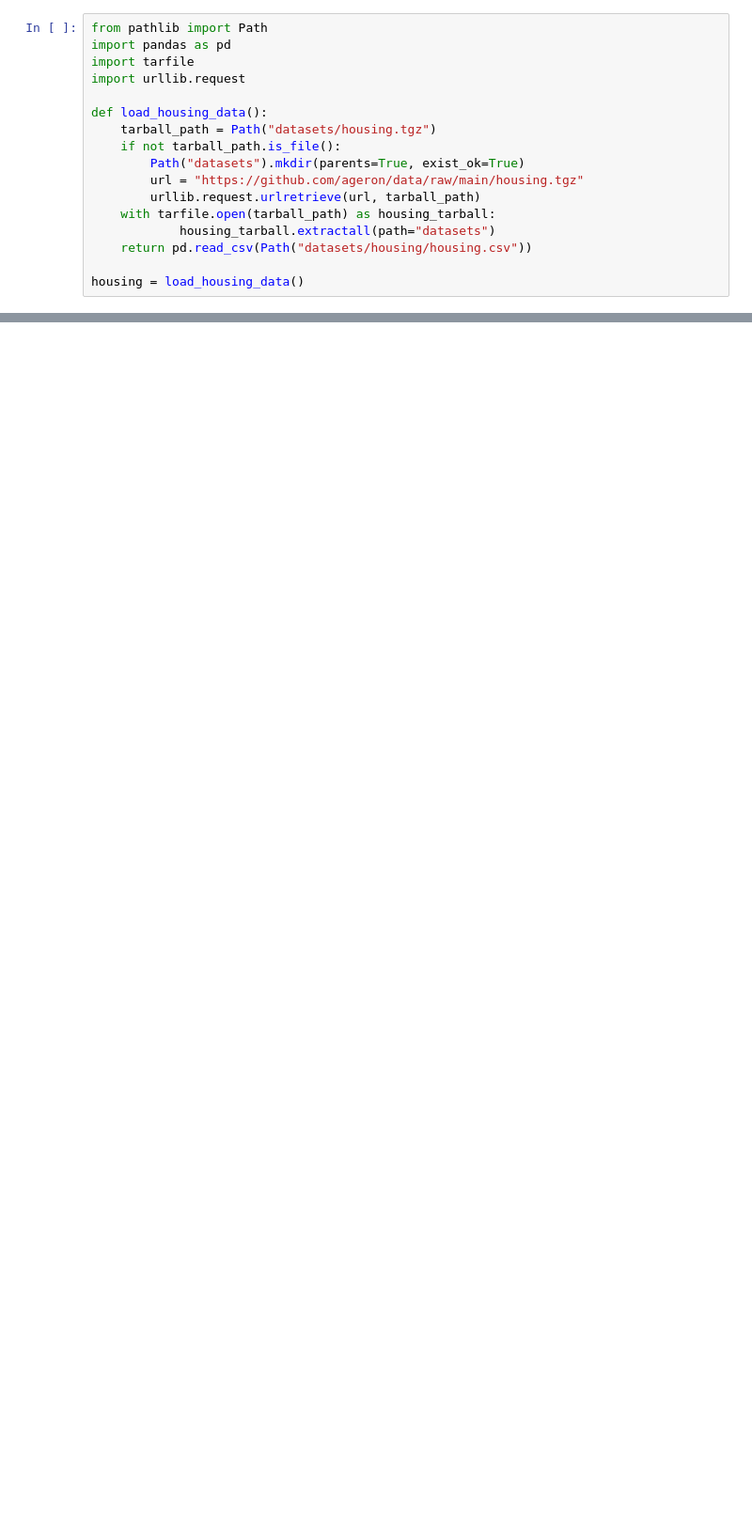
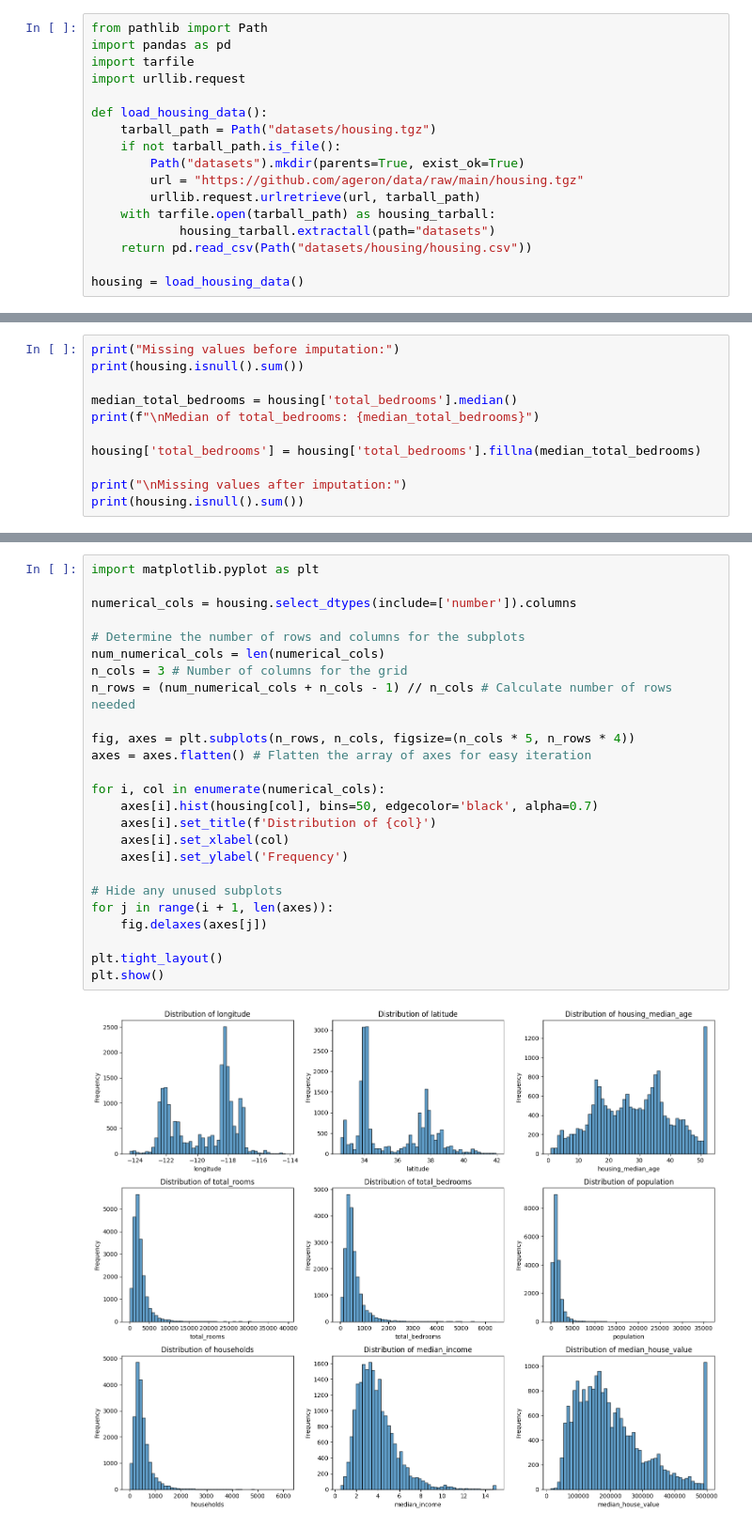
Before and after one commit to chaudhary-hadi27/Hands-On-ML-with-SK-Learn-Keras-and-TF, a Jupyter notebook: part1/chapter_02/lets_dirty_your_hand.ipynb, the cells around one changed output, grey strips where cells are left out. Shown at 94% size. Cells and saved outputs as stored; diff of their text form; blank space fills up the shorter version.

```diff
--- a/part1/chapter_02/lets_dirty_your_hand.ipynb
+++ b/part1/chapter_02/lets_dirty_your_hand.ipynb
@@ -19,0 +107,11 @@ housing = load_housing_data()
+# %%
+print("Missing values before imputation:")
+print(housing.isnull().sum())
+
+median_total_bedrooms = housing['total_bedrooms'].median()
+print(f"\nMedian of total_bedrooms: {median_total_bedrooms}")
+
+housing['total_bedrooms'] = housing['total_bedrooms'].fillna(median_total_bedrooms)
+
+print("\nMissing values after imputation:")
+print(housing.isnull().sum())
@@ -19,0 +144,27 @@ housing = load_housing_data()
+# %%
+import matplotlib.pyplot as plt
+
+numerical_cols = housing.select_dtypes(include=['number']).columns
+
+# Determine the number of rows and columns for the subplots
+num_numerical_cols = len(numerical_cols)
+n_cols = 3 # Number of columns for the grid
+n_rows = (num_numerical_cols + n_cols - 1) // n_cols # Calculate number of rows needed
+
+fig, axes = plt.subplots(n_rows, n_cols, figsize=(n_cols * 5, n_rows * 4))
+axes = axes.flatten() # Flatten the array of axes for easy iteration
+
+for i, col in enumerate(numerical_cols):
+    axes[i].hist(housing[col], bins=50, edgecolor='black', alpha=0.7)
+    axes[i].set_title(f'Distribution of {col}')
+    axes[i].set_xlabel(col)
+    axes[i].set_ylabel('Frequency')
+
+# Hide any unused subplots
+for j in range(i + 1, len(axes)):
+    fig.delaxes(axes[j])
+
+plt.tight_layout()
+plt.show()
+# %% [output]
+[figure, added]
```
Also changed, not shown: parts of 28 cells of this notebook.
